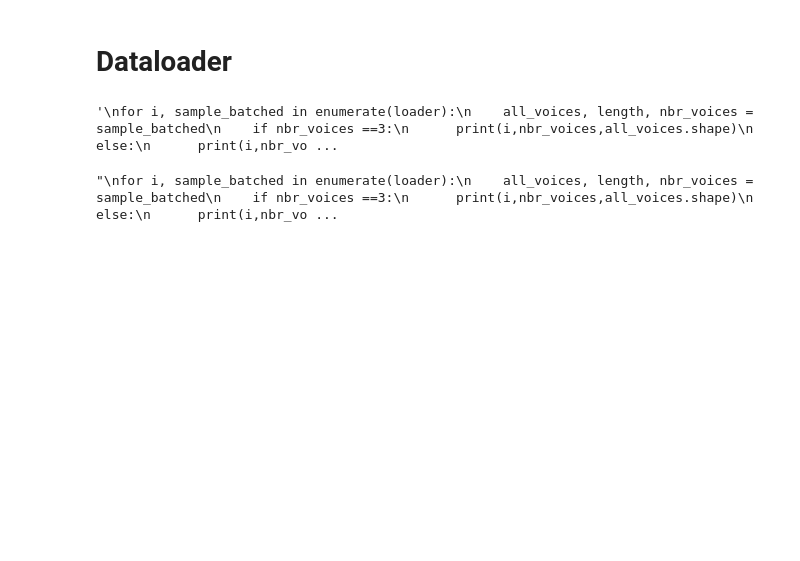
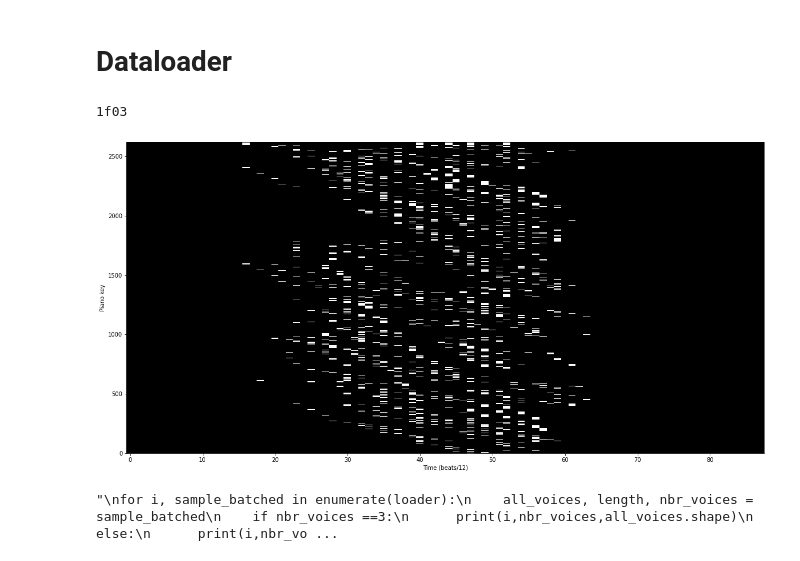
Before and after one commit to aim56009/AI-MA_project, a Jupyter notebook: Masterproject_final_tensor_version.ipynb, the cells around one changed output. Drawn from its saved outputs; the diff is of its cells as text; code cells hidden in the pictures; blank space fills up the shorter version.

Commit message:
add visualization for pr

```diff
--- a/Masterproject_final_tensor_version.ipynb
+++ b/Masterproject_final_tensor_version.ipynb
@@ -234,11 +248,30 @@ for i, sample_batched in enumerate(loader):
     else:
       print(i,nbr_voices)
 """
-#for i, sample_batched in enumerate(loader):
-#    all_voices, length, nbr_voices, file_name = sample_batched
-#    print(file_name[0])
+for i, sample_batched in enumerate(loader):
+    if i == 1:
+        all_voices, length, nbr_voices, file_name = sample_batched
+        print(file_name[0])
 # %% [output]
-'\nfor i, sample_batched in enumerate(loader):\n    all_voices, length, nbr_voices = sample_batched\n    if nbr_voices ==3:\n      print(i,nbr_voices,all_voices.shape)\n    else:\n      print(i,nbr_vo ...
+1f03
+# %%
+pianoroll_0 = all_voices.squeeze()[:,:,0].numpy()
+pianoroll_1 = all_voices.squeeze()[:,:,1].numpy()
+pianoroll_2 = all_voices.squeeze()[:,:,2].numpy()
+pianoroll_3 = all_voices.squeeze()[:,:,3].numpy()
+pianoroll_all = all_voices.squeeze()[:,:,-1].numpy()
+
+time_unit = "beat"
+time_div = 12
+piano_range = True
+# %%
+fig, ax = plt.subplots(1, figsize=(20, 10))
+ax.imshow(pianoroll_all, origin="lower", cmap='gray', interpolation='nearest', aspect='auto')
+ax.set_xlabel(f'Time ({time_unit}s/{time_div})')
+ax.set_ylabel('Piano key' if piano_range else 'MIDI pitch')
+plt.show()
+# %% [output]
+[figure, added]
 # %%
 """
 for i, sample_batched in enumerate(loader):
```
Also changed, not shown: parts of 12 cells of this notebook.
